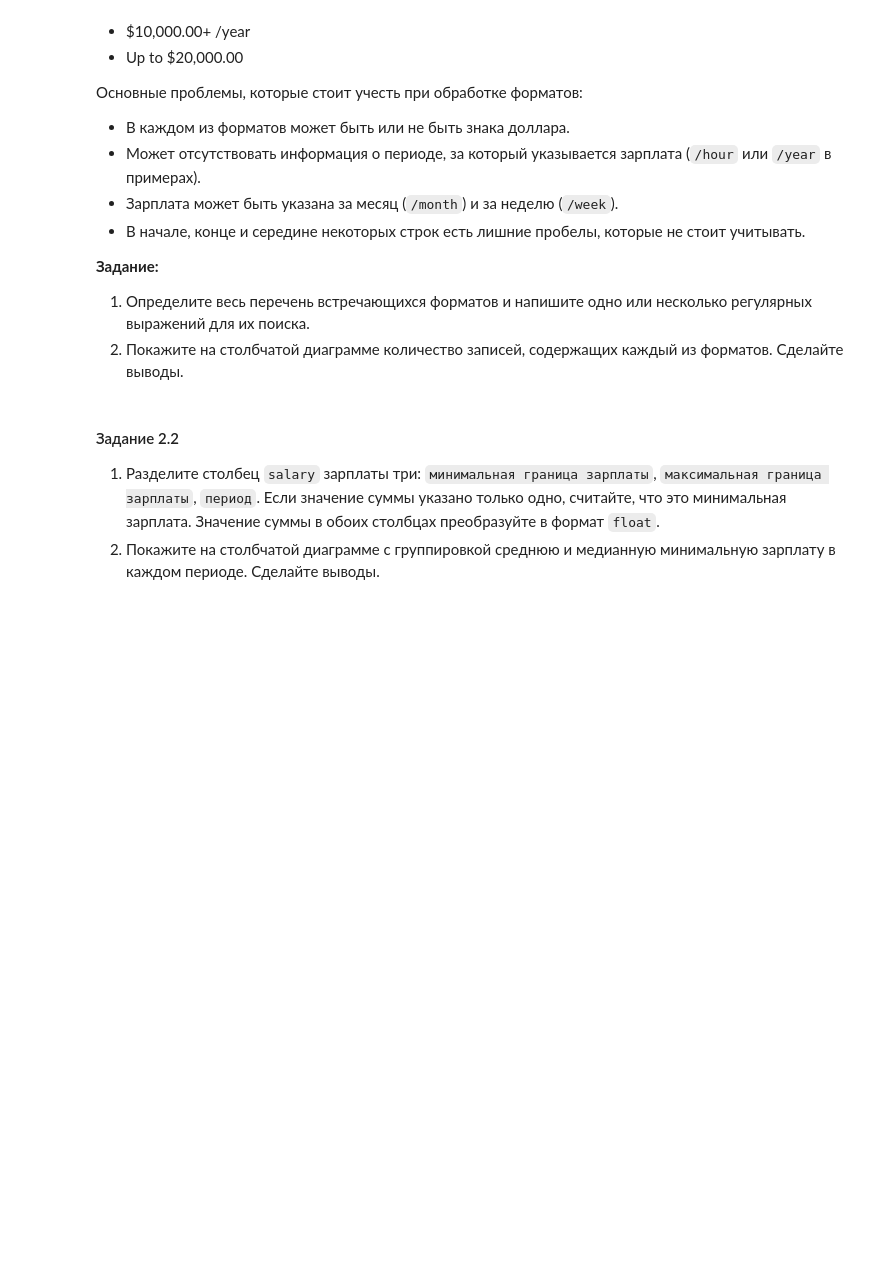
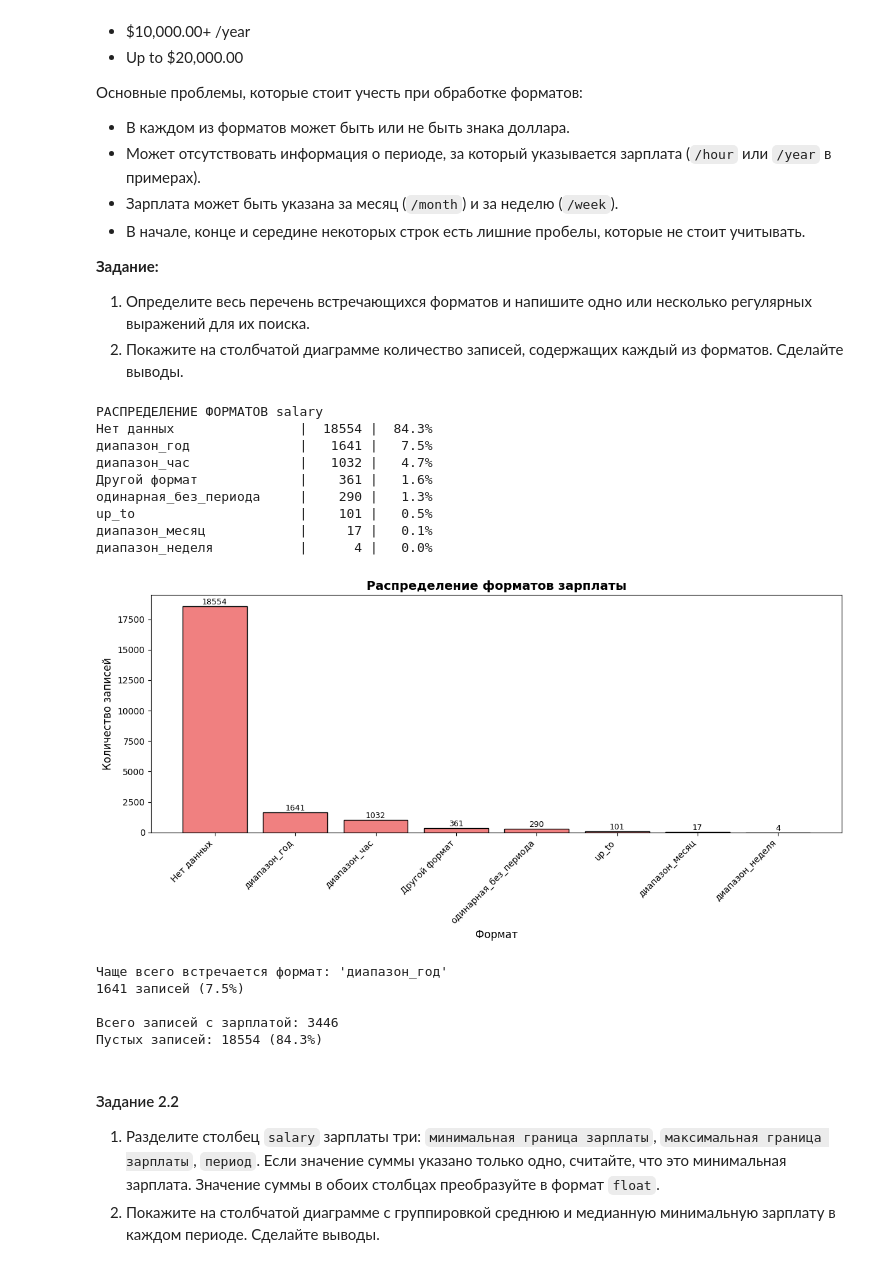
Before and after one commit to SvetaTrusova/LR2_Data_visualisation, a Jupyter notebook: labs/ЛР3_Обеспечение_качества_данных.ipynb, the cells around one changed output. Saved outputs shown, nothing was run; the diff lists cells and outputs as text; code cells hidden in the pictures; blank space fills up the shorter version.

```diff
--- a/labs/ЛР3_Обеспечение_качества_данных.ipynb
+++ b/labs/ЛР3_Обеспечение_качества_данных.ipynb
@@ -736,3 +734,79 @@ print(f"Индекс: {df['zip_final'].notna().sum()} строк")
+# %%
+salary_patterns = {
+    'диапазон_год': r'(\d[\d,\.]+)\s*-\s*(\d[\d,\.]+)\s*\$\s*/year',
+    'диапазон_час': r'(\d[\d,\.]+)\s*-\s*(\d[\d,\.]+)\s*\$\s*/hour',
+    'диапазон_месяц': r'(\d[\d,\.]+)\s*-\s*(\d[\d,\.]+)\s*\$\s*/month',
+    'диапазон_неделя': r'(\d[\d,\.]+)\s*-\s*(\d[\d,\.]+)\s*\$\s*/week',
+    'одинарная_год': r'\$?(\d[\d,\.]+)\s*(?:\+)?\s*\$\s*/year',
+    'одинарная_час': r'\$?(\d[\d,\.]+)\s*(?:\+)?\s*\$\s*/hour',
+    'одинарная_месяц': r'\$?(\d[\d,\.]+)\s*(?:\+)?\s*\$\s*/month',
+    'одинарная_неделя': r'\$?(\d[\d,\.]+)\s*(?:\+)?\s*\$\s*/week',
+    'up_to': r'Up to \$?(\d[\d,\.]+)',
+    'одинарная_без_периода': r'\$?(\d[\d,\.]+)',
+}
+
+def get_salary_format(salary):
+    if pd.isna(salary) or salary == '':
+        return 'Нет данных'
+
+    salary = str(salary).strip()
+
+    for name, pattern in salary_patterns.items():
+        if re.search(pattern, salary, re.IGNORECASE):
+            return name
+
+    return 'Другой формат'
+
+df['salary_format'] = df['salary'].apply(get_salary_format)
+
+format_counts = df['salary_format'].value_counts()
+
+
+print("РАСПРЕДЕЛЕНИЕ ФОРМАТОВ salary")
+for fmt, cnt in format_counts.items():
+    print(f"{fmt:25} | {cnt:6} | {cnt/len(df)*100:5.1f}%")
+
+# Визуализация
+plt.figure(figsize=(12, 6))
+bars = plt.bar(format_counts.index, format_counts.values, color='lightcoral', edgecolor='black')
+plt.title('Распределение форматов зарплаты', fontsize=14, fontweight='bold')
+plt.xlabel('Формат', fontsize=12)
+plt.ylabel('Количество записей', fontsize=12)
+plt.xticks(rotation=45, ha='right')
+
+for bar in bars:
+    height = bar.get_height()
+    plt.text(bar.get_x() + bar.get_width()/2., height + 5,
+             f'{int(height)}', ha='center', va='bottom', fontsize=9)
+
+plt.tight_layout()
+plt.show()
+
+# Какой формат встречается чаще всего (среди непустых)
+non_empty_counts = format_counts[format_counts.index != 'Нет данных']
+if len(non_empty_counts) > 0:
+    most_common = non_empty_counts.index[0]
+    print(f"Чаще всего встречается формат: '{most_common}'")
+    print(f"{non_empty_counts[most_common]} записей ({non_empty_counts[most_common]/len(df)*100:.1f}%)")
+
+print(f"\nВсего записей с зарплатой: {df['salary'].notna().sum()}")
+print(f"Пустых записей: {df['salary'].isna().sum()} ({df['salary'].isna().sum()/len(df)*100:.1f}%)")
+# %% [output]
+РАСПРЕДЕЛЕНИЕ ФОРМАТОВ salary
+Нет данных                |  18554 |  84.3%
+диапазон_год              |   1641 |   7.5%
+диапазон_час              |   1032 |   4.7%
+Другой формат             |    361 |   1.6%
+одинарная_без_периода     |    290 |   1.3%
+up_to                     |    101 |   0.5%
+диапазон_месяц            |     17 |   0.1%
+диапазон_неделя           |      4 |   0.0%
+[figure, added]
+Чаще всего встречается формат: 'диапазон_год'
+1641 записей (7.5%)
+
+Всего записей с зарплатой: 3446
+Пустых записей: 18554 (84.3%)
 # %% [markdown]
 #### Задание 2.2
 
```
Also changed, not shown: parts of 13 cells of this notebook.
